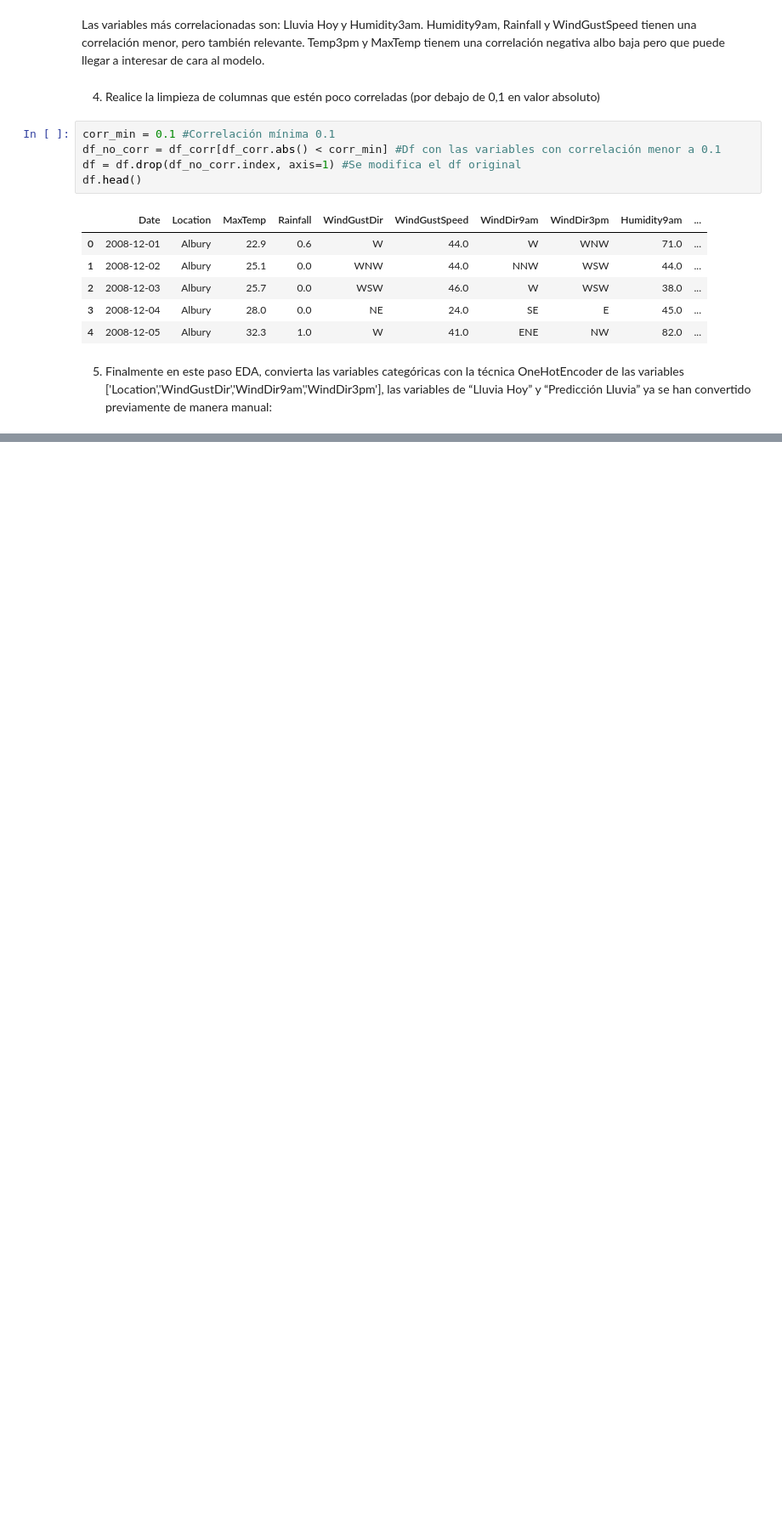
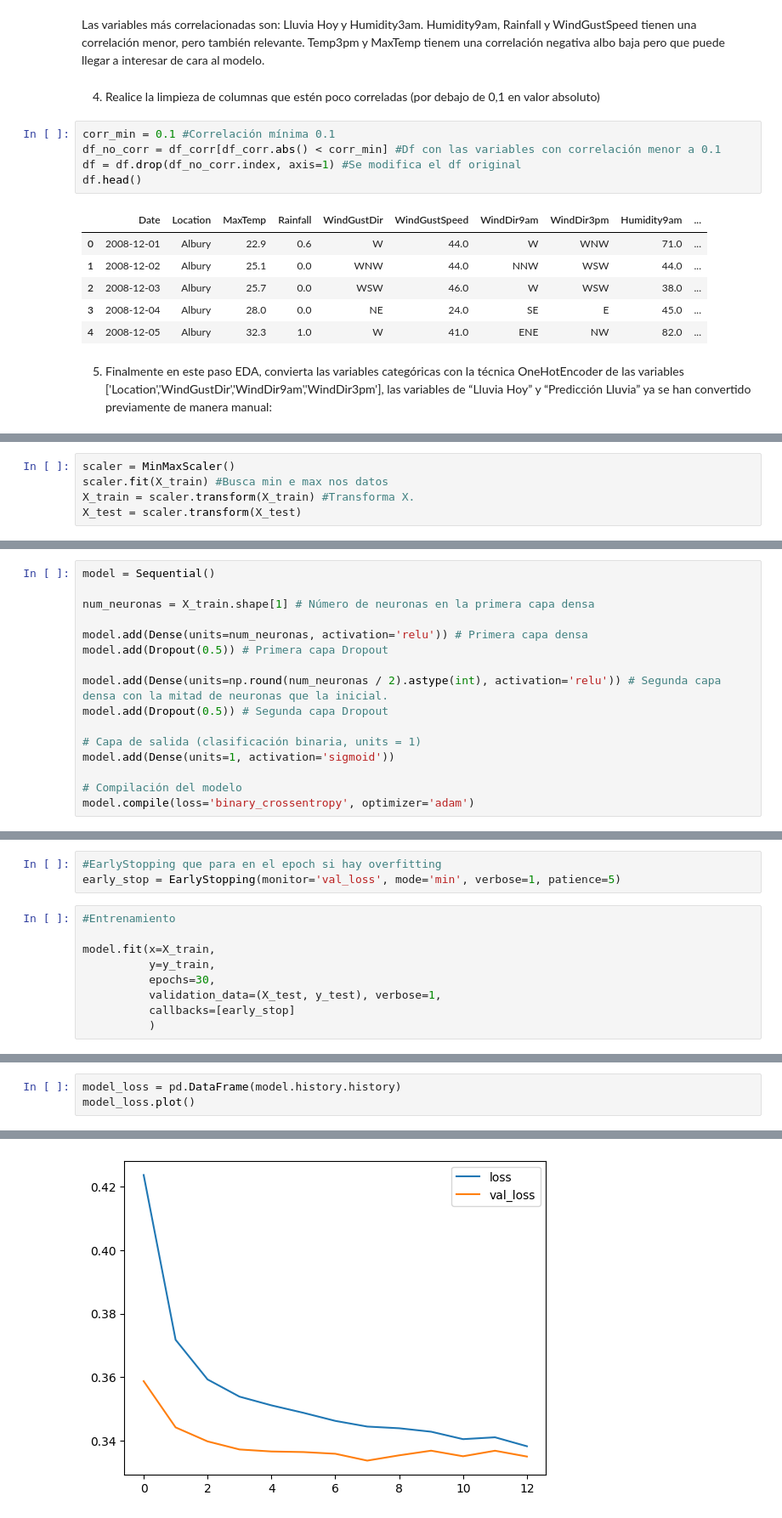
Before and after one commit to CPinheiroO/rain-forecast, a Jupyter notebook: Práctica Final.ipynb, the cells around one changed output, grey strips where cells are left out. Shown at 85% size. Cells and saved outputs as stored; diff of their text form; blank space fills up the shorter version.

Commit message:
scaler, training and prediction

```diff
--- a/Práctica Final.ipynb
+++ b/Práctica Final.ipynb
@@ -211,0 +206,5 @@ Length: 103, dtype: int64
+# %%
+scaler = MinMaxScaler()
+scaler.fit(X_train) #Busca min e max nos datos
+X_train = scaler.transform(X_train) #Transforma X.
+X_test = scaler.transform(X_test)
@@ -211,0 +213,16 @@ Length: 103, dtype: int64
+# %%
+model = Sequential()
+
+num_neuronas = X_train.shape[1] # Número de neuronas en la primera capa densa
+
+model.add(Dense(units=num_neuronas, activation='relu')) # Primera capa densa
+model.add(Dropout(0.5)) # Primera capa Dropout
+
+model.add(Dense(units=np.round(num_neuronas / 2).astype(int), activation='relu')) # Segunda capa densa con la mitad de neuronas que la inicial.
+model.add(Dropout(0.5)) # Segunda capa Dropout
+
+# Capa de salida (clasificación binaria, units = 1)
+model.add(Dense(units=1, activation='sigmoid'))
+
+# Compilación del modelo
+model.compile(loss='binary_crossentropy', optimizer='adam')
@@ -211,0 +231,12 @@ Length: 103, dtype: int64
+# %%
+#EarlyStopping que para en el epoch si hay overfitting
+early_stop = EarlyStopping(monitor='val_loss', mode='min', verbose=1, patience=5)
+# %%
+#Entrenamiento
+
+model.fit(x=X_train,
+          y=y_train,
+          epochs=30,
+          validation_data=(X_test, y_test), verbose=1,
+          callbacks=[early_stop]
+          )
@@ -211,0 +264,4 @@ Length: 103, dtype: int64
+# %%
+model_loss = pd.DataFrame(model.history.history)
+model_loss.plot()
+# %% [output]
@@ -211,0 +269 @@ Length: 103, dtype: int64
+[figure, added]
```
Also changed, not shown: parts of 17 cells of this notebook.
